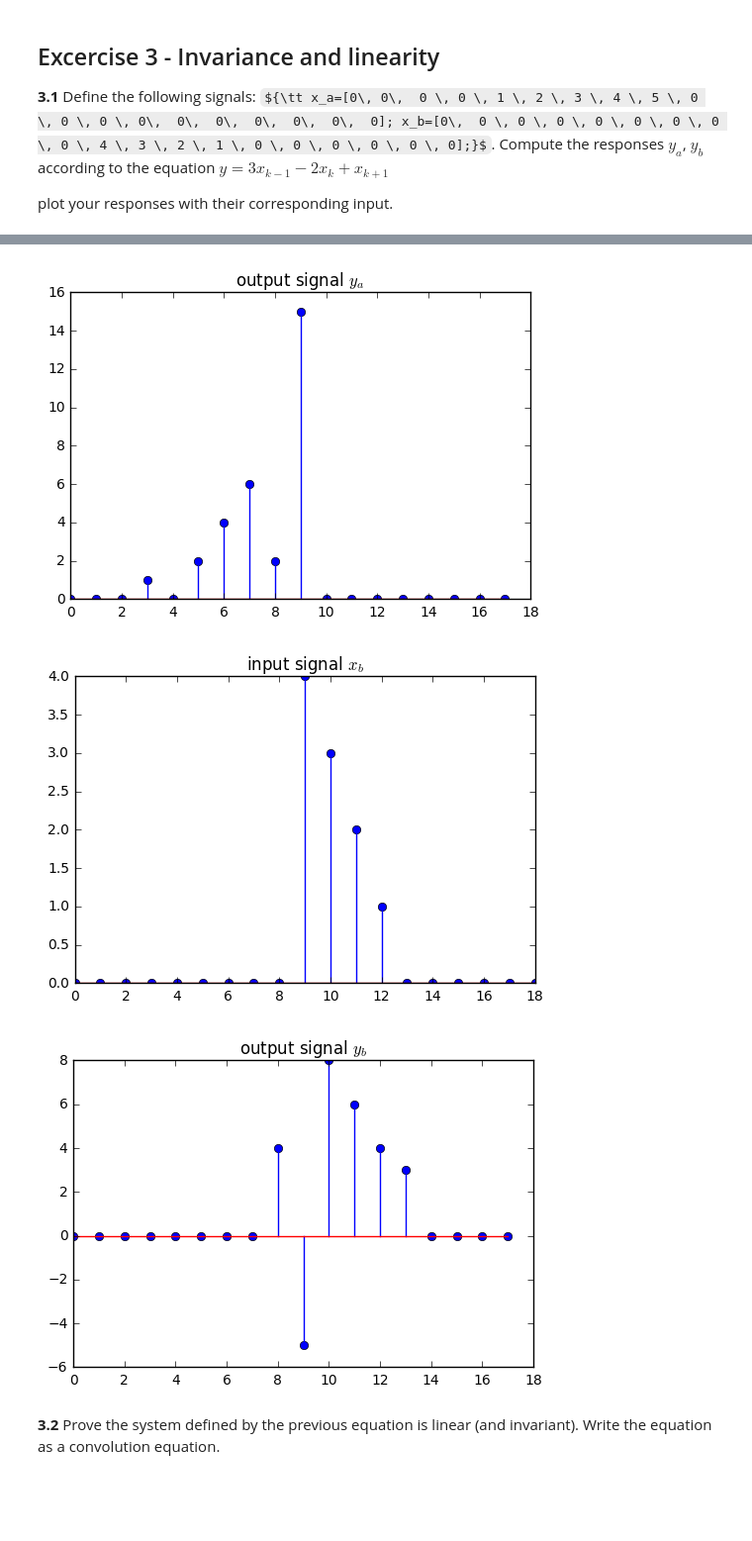
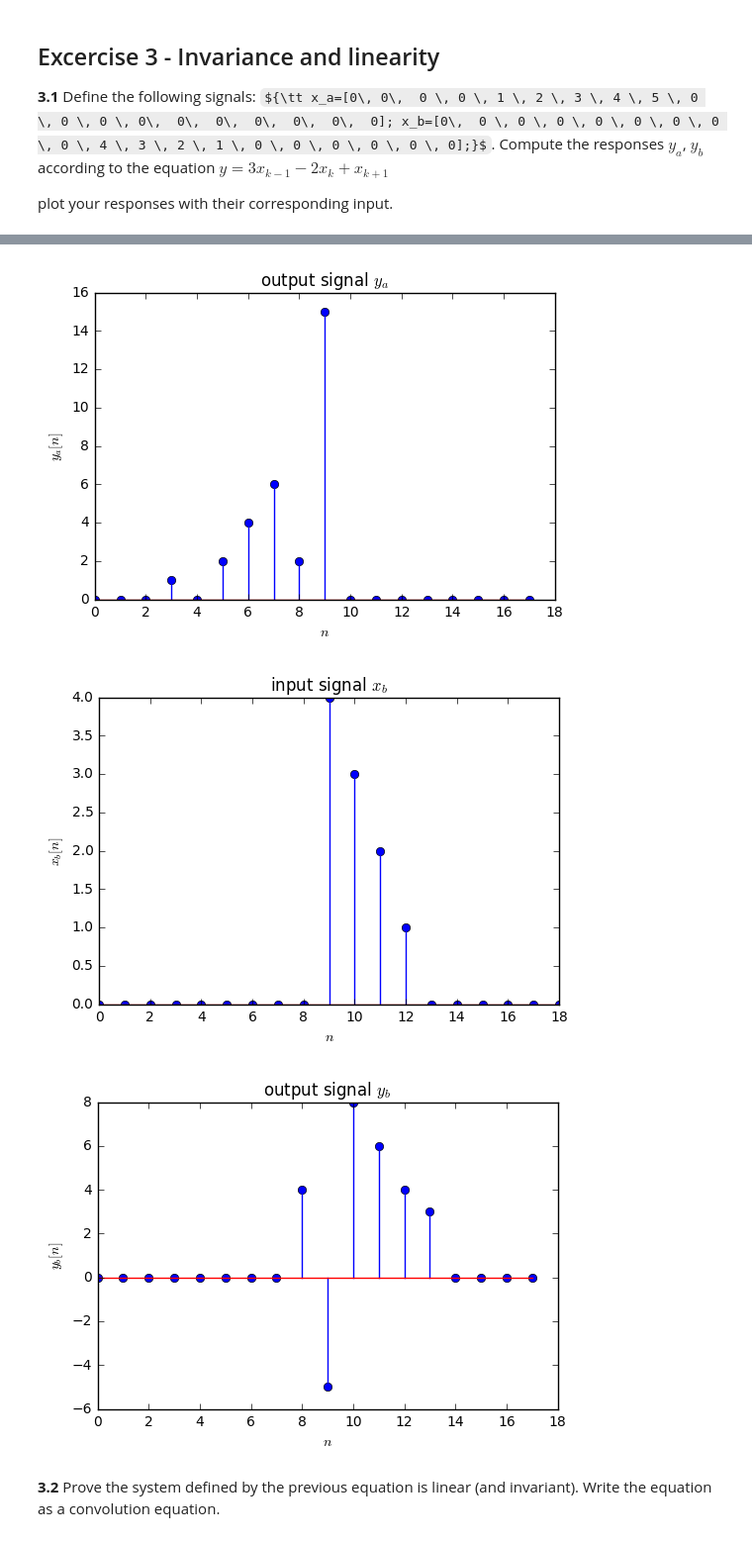
Before and after one commit to gopi231091/DSP-TP-1617, a Jupyter notebook: Lab2/python/Lab2.ipynb, the cells around one changed output, grey strips where cells are left out. Shown at 99% size. Saved outputs shown, nothing was run; the diff lists cells and outputs as text; code cells hidden in the pictures; some formulas as TeX source; blank space fills up the shorter version.

```diff
--- a/Lab2/python/Lab2.ipynb
+++ b/Lab2/python/Lab2.ipynb
@@ -213,6 +213,8 @@ xb[9:13] = np.linspace(4,1,num =4)
 plt.figure()
 plt.stem(xa)
 plt.title('input signal $x_a$')
+plt.xlabel('$n$')
+plt.ylabel('$x_a[n]$')
 
 ya = np.zeros((18,))
 yb = np.zeros((18,))
@@ -224,11 +226,19 @@ for i in range(2,18):
 plt.figure()
 plt.stem(ya)
 plt.title('output signal $y_a$')
+plt.xlabel('$n$')
+plt.ylabel('$y_a[n]$')
+
 
 plt.figure()
 plt.stem(xb)
 plt.title('input signal $x_b$')
+plt.xlabel('$n$')
+plt.ylabel('$x_b[n]$')
+
 plt.figure()
 plt.stem(yb)
 plt.title('output signal $y_b$')
+plt.xlabel('$n$')
+plt.ylabel('$y_b[n]$')
 # %% [output]
@@ -237,5 +247,5 @@ plt.title('output signal $y_b$')
-[figure, old version]
+[figure, new version]
-[figure, old version]
+[figure, new version]
-[figure, old version]
+[figure, new version]
 # %% [markdown]
 **3.2** Prove the system defined by the previous equation is linear (and invariant). Write the equation as a convolution equation.
```
Also changed, not shown: parts of 13 cells of this notebook, 1 other file.
